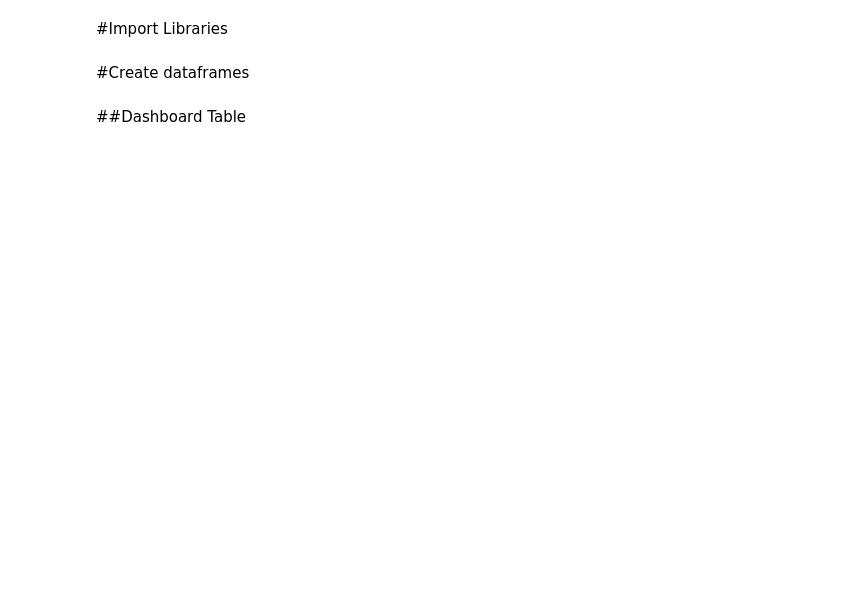
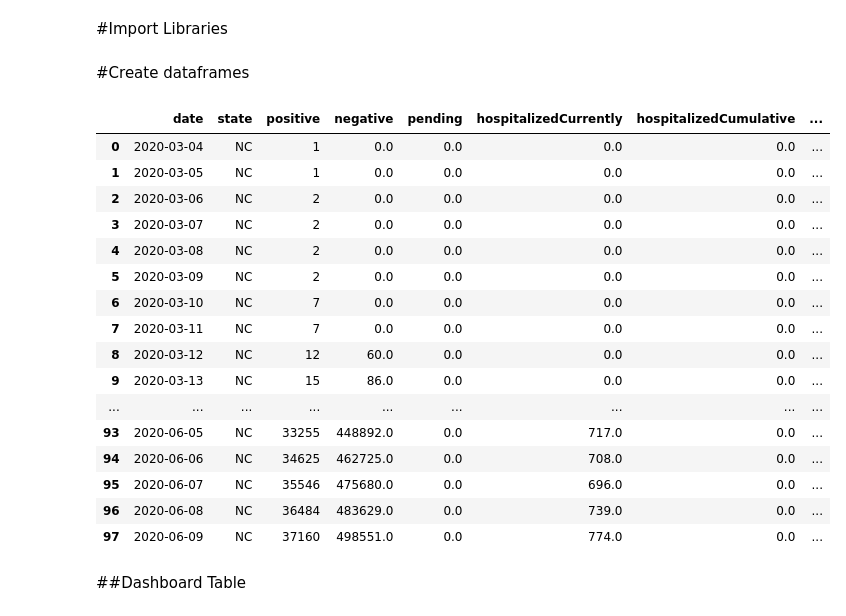
Before and after one commit to peterhaasme/nc_covid19_dashboard, a Jupyter notebook: nc_covid19_dashboard.ipynb, the cells around one changed output. Cells and saved outputs as stored; diff of their text form; code cells hidden in the pictures; blank space fills up the shorter version.

Commit message:
Consolidated new cases and hospital dataframe

```diff
--- a/nc_covid19_dashboard.ipynb
+++ b/nc_covid19_dashboard.ipynb
@@ -20,6 +20,28 @@ df['date'] = pd.to_datetime(df['date'], format='%Y%m%d') # Convert date to datet
 df['date_col'] = df['date'].dt.strftime('%b %d, %Y') # Create date column for plotly table
 df = df.iloc[::-1].reset_index(drop=True) # Order DataFrame by chronological ascending
 df_col_names = list(df.columns) # Create list of column names for plots
+df['hospitalized_avg'] = df['hospitalizedCurrently'].rolling(14).mean().round() # Add 'hospitalized' 14d moving average column
+df['new_case_avg'] = df['positiveIncrease'].rolling(14).mean().round() # Add 14d moving average column for new cases
+# %%
+df
+# %% [output]
+|  | date | state | positive | negative | pending | hospitalizedCurrently | hospitalizedCumulative | ... |
+| 0 | 2020-03-04 | NC | 1 | 0.0 | 0.0 | 0.0 | 0.0 | ... |
+| 1 | 2020-03-05 | NC | 1 | 0.0 | 0.0 | 0.0 | 0.0 | ... |
+| 2 | 2020-03-06 | NC | 2 | 0.0 | 0.0 | 0.0 | 0.0 | ... |
+| 3 | 2020-03-07 | NC | 2 | 0.0 | 0.0 | 0.0 | 0.0 | ... |
+| 4 | 2020-03-08 | NC | 2 | 0.0 | 0.0 | 0.0 | 0.0 | ... |
+| 5 | 2020-03-09 | NC | 2 | 0.0 | 0.0 | 0.0 | 0.0 | ... |
+| 6 | 2020-03-10 | NC | 7 | 0.0 | 0.0 | 0.0 | 0.0 | ... |
+| 7 | 2020-03-11 | NC | 7 | 0.0 | 0.0 | 0.0 | 0.0 | ... |
+| 8 | 2020-03-12 | NC | 12 | 60.0 | 0.0 | 0.0 | 0.0 | ... |
+| 9 | 2020-03-13 | NC | 15 | 86.0 | 0.0 | 0.0 | 0.0 | ... |
+| ... | ... | ... | ... | ... | ... | ... | ... | ... |
+| 93 | 2020-06-05 | NC | 33255 | 448892.0 | 0.0 | 717.0 | 0.0 | ... |
+| 94 | 2020-06-06 | NC | 34625 | 462725.0 | 0.0 | 708.0 | 0.0 | ... |
+| 95 | 2020-06-07 | NC | 35546 | 475680.0 | 0.0 | 696.0 | 0.0 | ... |
+| 96 | 2020-06-08 | NC | 36484 | 483629.0 | 0.0 | 739.0 | 0.0 | ... |
+| 97 | 2020-06-09 | NC | 37160 | 498551.0 | 0.0 | 774.0 | 0.0 | ... |
 # %% [markdown]
 ##Dashboard Table
 # %%
```
Also changed, not shown: parts of 4 cells of this notebook.
